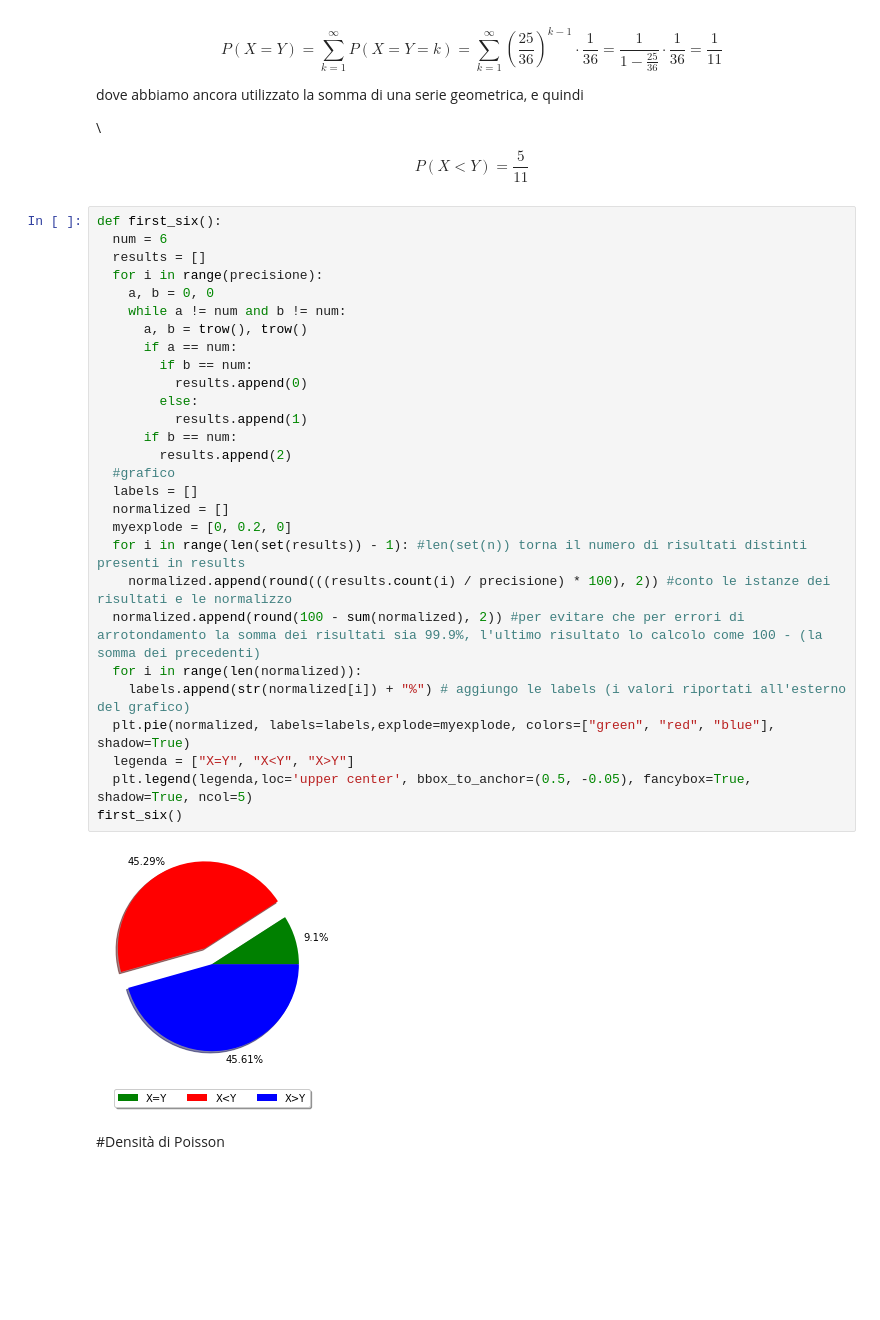
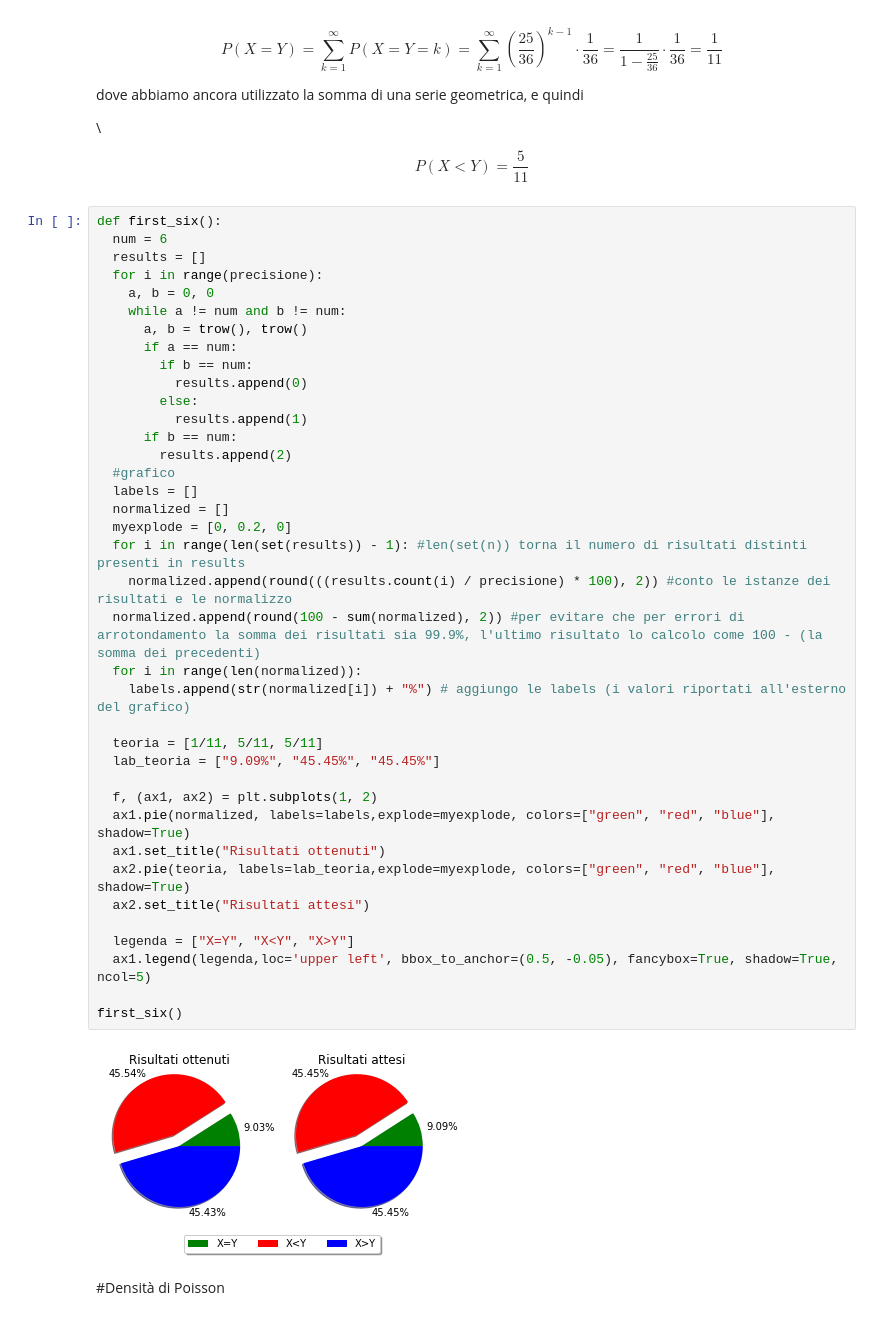
Before and after one commit to MontiMic/Tesi, a Jupyter notebook: Untitled1.ipynb, the cells around one changed output. Drawn from its saved outputs; the diff is of its cells as text; blank space fills up the shorter version.

```diff
--- a/Untitled1.ipynb
+++ b/Untitled1.ipynb
@@ -507,33 +520,43 @@ dove abbiamo ancora utilizzato la somma di una serie geometrica, e quindi
 # %%
 def first_six():
   num = 6
   results = []
   for i in range(precisione):
     a, b = 0, 0
     while a != num and b != num:
       a, b = trow(), trow()
       if a == num:
         if b == num:
           results.append(0)
         else:
           results.append(1)
       if b == num:
         results.append(2)
   #grafico
   labels = []
   normalized = []
   myexplode = [0, 0.2, 0]
   for i in range(len(set(results)) - 1): #len(set(n)) torna il numero di risultati distinti presenti in results
     normalized.append(round(((results.count(i) / precisione) * 100), 2)) #conto le istanze dei risultati e le normalizzo
   normalized.append(round(100 - sum(normalized), 2)) #per evitare che per errori di arrotondamento la somma dei risultati sia 99.9%, l'ultimo risultato lo calcolo come 100 - (la somma dei precedenti)
   for i in range(len(normalized)):
     labels.append(str(normalized[i]) + "%") # aggiungo le labels (i valori riportati all'esterno del grafico)
-  plt.pie(normalized, labels=labels,explode=myexplode, colors=["green", "red", "blue"], shadow=True)
+
+  teoria = [1/11, 5/11, 5/11]
+  lab_teoria = ["9.09%", "45.45%", "45.45%"]
+
+  f, (ax1, ax2) = plt.subplots(1, 2)
+  ax1.pie(normalized, labels=labels,explode=myexplode, colors=["green", "red", "blue"], shadow=True)
+  ax1.set_title("Risultati ottenuti")
+  ax2.pie(teoria, labels=lab_teoria,explode=myexplode, colors=["green", "red", "blue"], shadow=True)
+  ax2.set_title("Risultati attesi")
+
   legenda = ["X=Y", "X<Y", "X>Y"]
-  plt.legend(legenda,loc='upper center', bbox_to_anchor=(0.5, -0.05), fancybox=True, shadow=True, ncol=5)
+  ax1.legend(legenda,loc='upper left', bbox_to_anchor=(0.5, -0.05), fancybox=True, shadow=True, ncol=5)
+
 first_six()
 # %% [output]
-[figure, old version]
+[figure, new version]
 # %% [markdown]
 #Densità di Poisson
 # %% [markdown]
```
Also changed, not shown: parts of 8 cells of this notebook.
